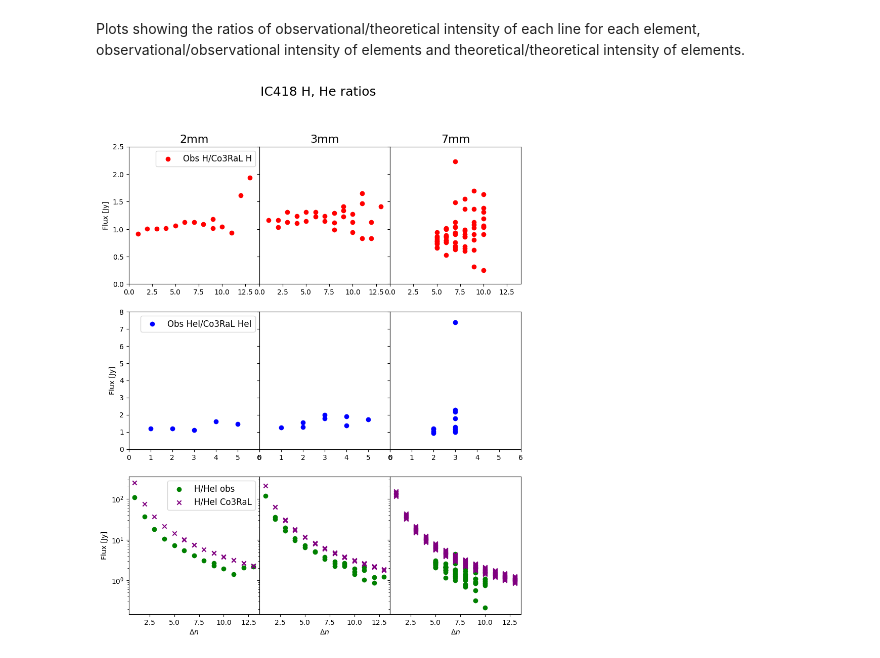
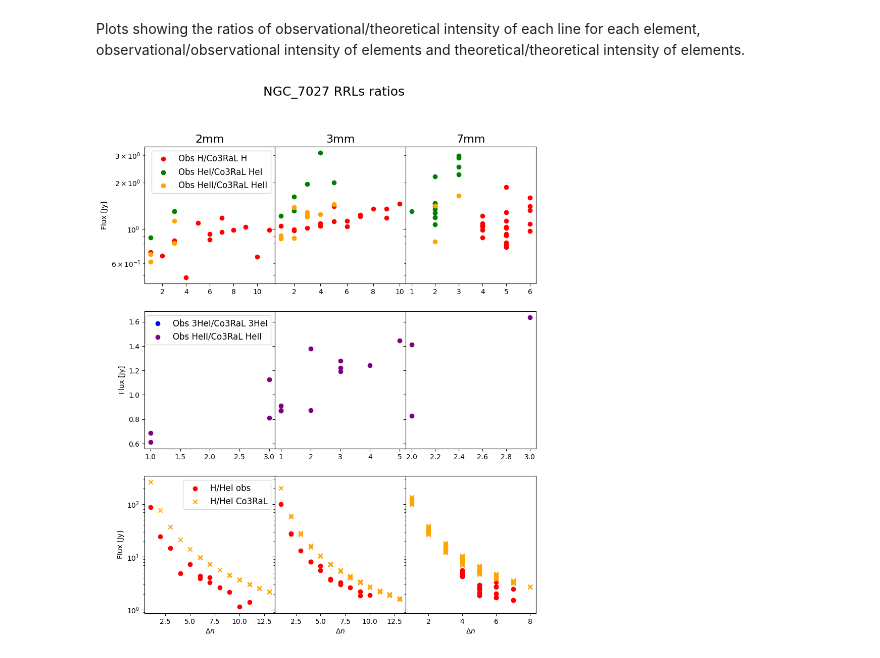
Before and after one commit to teresahuertas/4Plots, a Jupyter notebook: Compare_Gauss-fits.ipynb, the cells around one changed output. Saved outputs shown, nothing was run; the diff lists cells and outputs as text; code cells hidden in the pictures.

Commit message:
Added ratios plots for both sources

```diff
--- a/Compare_Gauss-fits.ipynb
+++ b/Compare_Gauss-fits.ipynb
@@ -472,31 +472,67 @@ if source == 'IC418':
                 ax.axis(axislimits[f'{source}'][i])
             else:
                 ax21.set_yscale('log')
                 ax22.set_yscale('log')
                 ax23.set_yscale('log')
 else:
+    # First row:
+    # Observed H/Co3RaL H
+    # Observed HeI/Co3RaL HeI
+    # Observed HeII/Co3RaL HeII
+    ax01.scatter(ratios_elements_emir2[f'{source}_H']['Delta_n'], ratios_elements_emir2[f'{source}_H']['Flux[Jy]'], c='red', label='Obs H/Co3RaL H')
+    ax01.scatter(ratios_elements_emir2[f'{source}_HeI']['Delta_n'], ratios_elements_emir2[f'{source}_HeI']['Flux[Jy]'], c='green', label='Obs HeI/Co3RaL HeI')
+    ax01.scatter(ratios_elements_emir2[f'{source}_HeII']['Delta_n'], ratios_elements_emir2[f'{source}_HeII']['Flux[Jy]'], c='orange', label='Obs HeII/Co3RaL HeII')
+    ax02.scatter(ratios_elements_emir3[f'{source}_H']['Delta_n'], ratios_elements_emir3[f'{source}_H']['Flux[Jy]'], c='red', label='Obs H/Co3RaL H')
+    ax02.scatter(ratios_elements_emir3[f'{source}_HeI']['Delta_n'], ratios_elements_emir3[f'{source}_HeI']['Flux[Jy]'], c='green', label='Obs HeI/Co3RaL HeI')
+    ax02.scatter(ratios_elements_emir3[f'{source}_HeII']['Delta_n'], ratios_elements_emir3[f'{source}_HeII']['Flux[Jy]'], c='orange', label='Obs HeII/Co3RaL HeII')
+    ax03.scatter(ratios_elements_yebes[f'{source}_H']['Delta_n'], ratios_elements_yebes[f'{source}_H']['Flux[Jy]'], c='red', label='Obs H/Co3RaL H')
+    ax03.scatter(ratios_elements_yebes[f'{source}_HeI']['Delta_n'], ratios_elements_yebes[f'{source}_HeI']['Flux[Jy]'], c='green', label='Obs HeI/Co3RaL HeI')
+    ax03.scatter(ratios_elements_yebes[f'{source}_HeII']['Delta_n'], ratios_elements_yebes[f'{source}_HeII']['Flux[Jy]'], c='orange', label='Obs HeII/Co3RaL HeII')
+    # Second row:
+    # Observed 3HeI/Co3RaL 3HeI
+    # Observed HeII/Co3RaL HeII
+    ax11.scatter(ratios_elements_emir2[f'{source}_3HeI']['Delta_n'], ratios_elements_emir2[f'{source}_3HeI']['Flux[Jy]'], c='blue', label='Obs 3HeI/Co3RaL 3HeI')
+    ax11.scatter(ratios_elements_emir2[f'{source}_HeII']['Delta_n'], ratios_elements_emir2[f'{source}_HeII']['Flux[Jy]'], c='purple', label='Obs HeII/Co3RaL HeII')
+    ax12.scatter(ratios_elements_emir3[f'{source}_3HeI']['Delta_n'], ratios_elements_emir3[f'{source}_3HeI']['Flux[Jy]'], c='blue', label='Obs 3HeI/Co3RaL 3HeI')
+    ax12.scatter(ratios_elements_emir3[f'{source}_HeII']['Delta_n'], ratios_elements_emir3[f'{source}_HeII']['Flux[Jy]'], c='purple', label='Obs HeII/Co3RaL HeII')
+    ax13.scatter(ratios_elements_yebes[f'{source}_3HeI']['Delta_n'], ratios_elements_yebes[f'{source}_3HeI']['Flux[Jy]'], c='blue', label='Obs 3HeI/Co3RaL 3HeI')
+    ax13.scatter(ratios_elements_yebes[f'{source}_HeII']['Delta_n'], ratios_elements_yebes[f'{source}_HeII']['Flux[Jy]'], c='purple', label='Obs HeII/Co3RaL HeII')
+    # Third row:
+    # H/HeI observed
+    # H/HeI Co3RaL
+    # 3HeI/HeI observed
+    # 3HeI/HeI Co3RaL
+    # 3HeII/HeII observed
+    # 3HeII/HeII Co3RaL
+    ax21.scatter(ratios_obs_emir2[f'{source}_H/HeI']['Delta_n'], ratios_obs_emir2[f'{source}_H/HeI']['Flux[Jy]'], c='red', label='H/HeI obs')
+    ax21.scatter(ratios_coral_emir2[f'{source}_H/HeI']['Delta_n'], ratios_coral_emir2[f'{source}_H/HeI']['Flux[Jy]'], c='orange', marker='x', label='H/HeI Co3RaL')
+    ax22.scatter(ratios_obs_emir3[f'{source}_H/HeI']['Delta_n'], ratios_obs_emir3[f'{source}_H/HeI']['Flux[Jy]'], c='red', label='H/HeI obs')
+    ax22.scatter(ratios_coral_emir3[f'{source}_H/HeI']['Delta_n'], ratios_coral_emir3[f'{source}_H/HeI']['Flux[Jy]'], c='orange', marker='x', label='H/HeI Co3RaL')
+    ax23.scatter(ratios_obs_yebes[f'{source}_H/HeI']['Delta_n'], ratios_obs_yebes[f'{source}_H/HeI']['Flux[Jy]'], c='red', label='H/HeI obs')
+    ax23.scatter(ratios_coral_yebes[f'{source}_H/HeI']['Delta_n'], ratios_coral_yebes[f'{source}_H/HeI']['Flux[Jy]'], c='orange', marker='x', label='H/HeI Co3RaL')
+
     ax01.set_yscale('log')
     ax02.set_yscale('log')
     ax03.set_yscale('log')
     #ax11.set_yscale('log')
     #ax12.set_yscale('log')
     #ax13.set_yscale('log')
     ax21.set_yscale('log')
     ax22.set_yscale('log')
     ax23.set_yscale('log')
 
 ax01.set(ylabel='Flux [Jy]')
 ax11.set(ylabel='Flux [Jy]')
 ax21.set(ylabel='Flux [Jy]', xlabel=r'$\Delta n$')
 ax22.set(xlabel=r'$\Delta n$')
 ax23.set(xlabel=r'$\Delta n$')
 ax01.set_title('2mm', fontsize=16)
 ax02.set_title('3mm', fontsize=16)
 ax03.set_title('7mm', fontsize=16)
 ax01.legend(fontsize=12)
 ax11.legend(fontsize=12)
 ax21.legend(fontsize=12)
 #ax.grid()
 plt.show()
 # %% [output]
-[figure, old version]
+[figure, new version]
```
Also changed, not shown: parts of 1 cell of this notebook.
